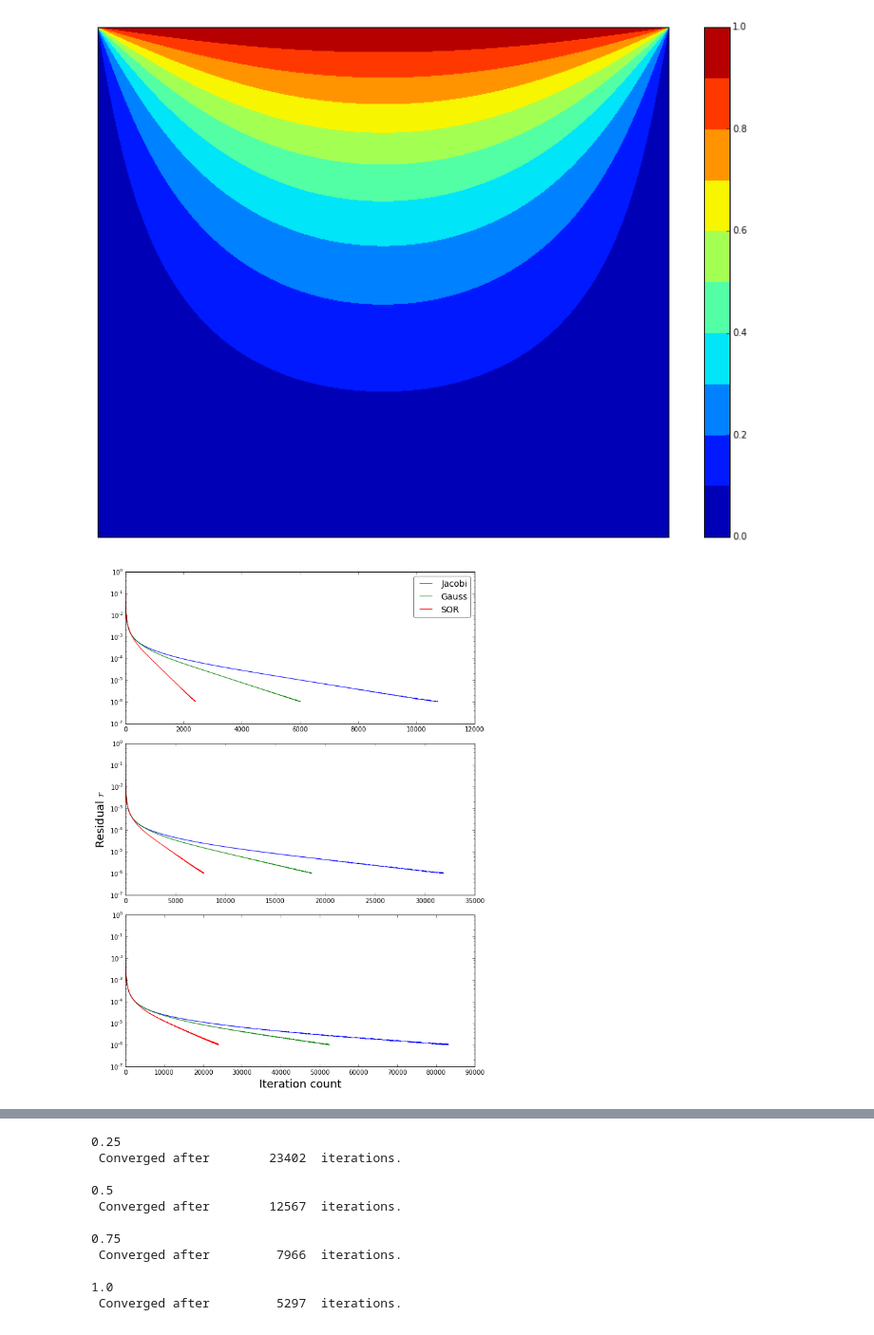
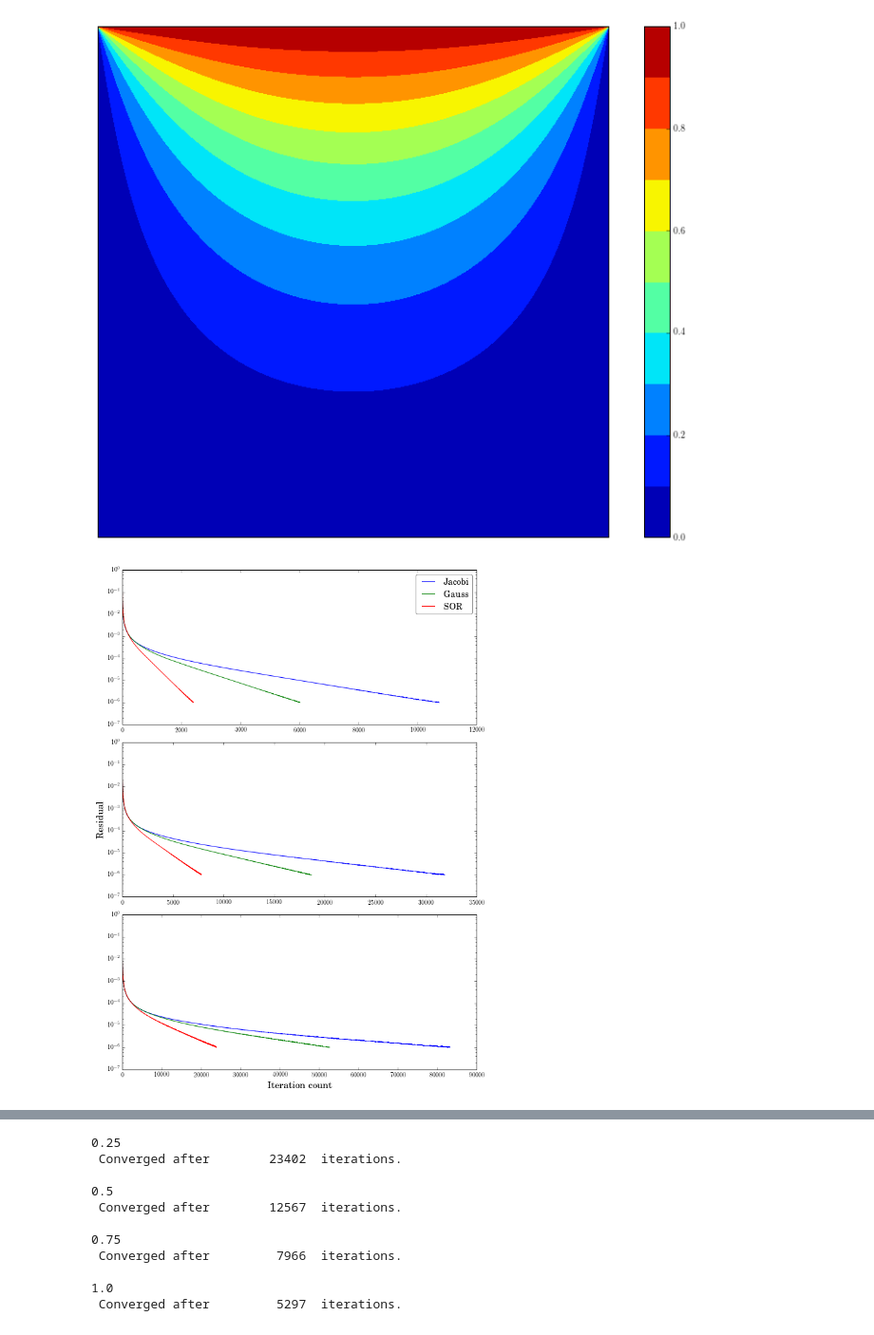
Before and after one commit to selimb/schoolstuff, a Jupyter notebook: mech539/ass2/notebook.ipynb, the cells around one changed output, grey strips where cells are left out. Shown: that part at 95% size. Drawn from its saved outputs; the diff is of its cells as text; code cells hidden in the pictures.

```diff
--- a/mech539/ass2/notebook.ipynb
+++ b/mech539/ass2/notebook.ipynb
@@ -9,17 +9,18 @@ execfile('../../matplotlibrc.py')
 # %%
 # Question 3
 fig, ax = plt.subplots(figsize=(14, 10))
 u = np.loadtxt('dat/Gauss_400_u.dat')
 u = u.reshape((400, 400))
 x = np.linspace(0, 1, 401)
 levels = np.linspace(0, 1, 11)
 ax.set_xticks([])
 ax.set_yticks([])
 CS = ax.contourf(u, levels=levels)
+ax.set_aspect('equal', 'box')
 fig.colorbar(CS)
-fig.savefig('tex/figs/q3.pdf', dpi=200)
+fig.savefig('tex/figs/q3.pdf', dpi=400)
 # %% [output]
-[figure, old version]
+[figure, new version]
 # %%
 # Question 4
 fig, axes = plt.subplots(nrows=3, figsize=(9, 12))
@@ -29,12 +30,12 @@ for nx, ax in zip(NXs, axes):
         r = np.loadtxt('dat/%s_r.dat' % prefix)
         ax.semilogy(r, label=solver)
 axes[0].legend()
-axes[1].set_ylabel('Residual $r$')
+axes[1].set_ylabel('Residual')
 axes[2].set_xlabel('Iteration count')
 fig.tight_layout()
-fig.savefig('tex/figs/q4.pdf', dpi=200)
+fig.savefig('tex/figs/q4.pdf', dpi=400)
 # %% [output]
-[figure, old version]
+[figure, new version]
 # %%
 # Question 5
 fig, axes = plt.subplots(nrows=3, figsize=(12, 15))
```
Also changed, not shown: parts of 5 cells of this notebook, 12 other files.
